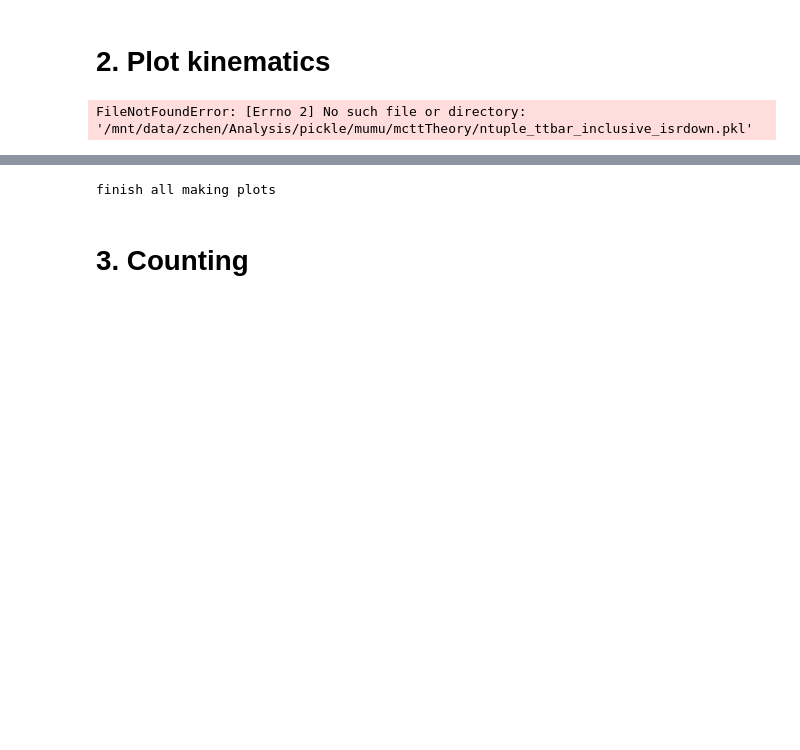
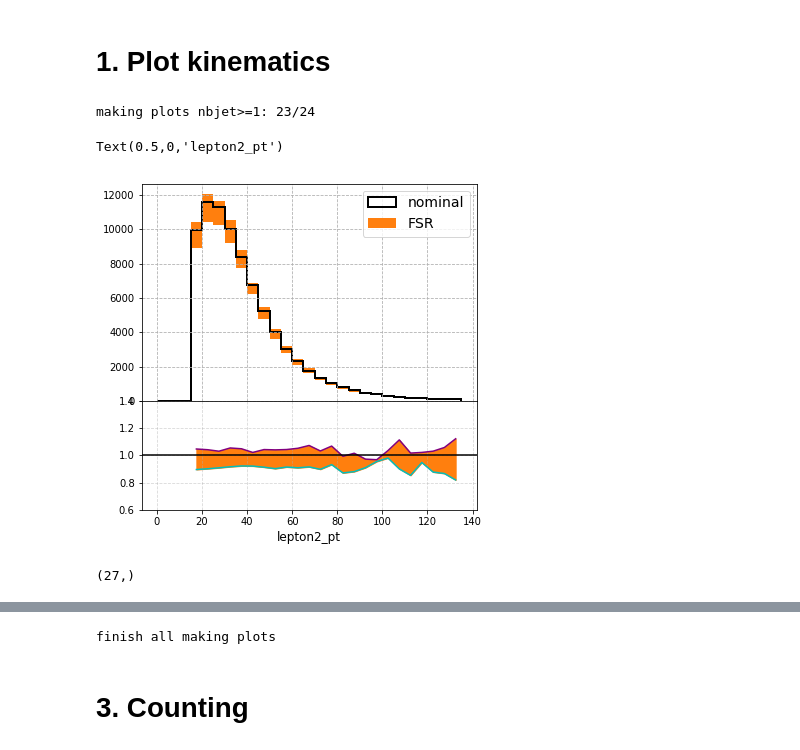
Before and after one commit to ZihengChen/WBranchingFaction, a Jupyter notebook: notebooks/plotter/ttTheoreticalUncPlotter.ipynb, the cells around one changed output, grey strips where cells are left out. Drawn from its saved outputs; the diff is of its cells as text; code cells hidden in the pictures; blank space fills up the shorter version.

```diff
--- a/notebooks/plotter/ttTheoreticalUncPlotter.ipynb
+++ b/notebooks/plotter/ttTheoreticalUncPlotter.ipynb
@@ -27,5 +16,5 @@ variable = {"ISR":"isr","FSR":"fsr","ME+PS":"hdamp","UE":""}
 # %% [markdown]
-# 2. Plot kinematics
+# 1. Plot kinematics
 # %%
 ###### plt.rc("figure",facecolor="w")
 
@@ -76,8 +73,68 @@ def makePlot(name):
         print("making plots nbjet{0}: {1}/{2}".format(nbjetcut,index,len(pp)))
         clear_output(wait=True)
         plt.close()
-# %%
-for name in ["ISR","FSR","ME+PS","UE"]:
-    makePlot(name)
-# %% [output]
-FileNotFoundError: [Errno 2] No such file or directory: '/mnt/data/zchen/Analysis/pickle/mumu/mcttTheory/ntuple_ttbar_inclusive_isrdown.pkl'
+# %%
+variable = {"ISR":"isr","FSR":"fsr","ME+PS":"hdamp","UE":""}
+
+for selection in ["emu","mumu","mutau","mu4j","ee","emu2","etau","e4j"]:
+
+    nbjetcut   = ">=1"
+    pickledir  =  "/mnt/data/zchen/Analysis/pickle/{}/".format(selection)
+    if selection is "emu2":
+        pickledir  =  "/mnt/data/zchen/Analysis/pickle/emu/"
+    cuts       = GetSelectionCut(selection) + "& (nBJets{})".format(nbjetcut)
+
+    for iname,name in enumerate(["ISR","FSR","ME+PS","UE"]):
+        mycolor = "C{}".format(iname)
+        makePlot(selection,name)
+# %% [output]
+making plots nbjet>=1: 23/24
+# %%
+    pickledir  =  "/mnt/data/zchen/Analysis/pickle/mumu/"
+    name = "FSR"
+
+    MCtt     = pd.read_pickle(pickledir+"mctt/ntuple_ttbar_inclusive.pkl").query(cuts)
+    MCttdown = pd.read_pickle(pickledir+"mcttTheory/ntuple_ttbar_inclusive_{}down.pkl".format(variable[name])).query(cuts)
+    MCttup   = pd.read_pickle(pickledir+"mcttTheory/ntuple_ttbar_inclusive_{}up.pkl".format(variable[name])).query(cuts)
+
+
+    v,a,b,step,xl = "lepton2_pt",0,140,5,"lepton2_pt"
+    mybins = np.arange(a,b,step)
+    mybinscenter = mybins[0:-1]+step/2
+
+
+    fig, axes = plt.subplots(2, 1, sharex=True, facecolor="w",
+                             gridspec_kw={'height_ratios':[2,1]},
+                             figsize=(6,6))
+    fig.subplots_adjust(hspace=0)
+
+    ax = axes[0]
+
+    up0  = np.histogram(MCttup[v],  weights=MCttup  ["eventWeight"],bins=mybins)[0]
+    down0= np.histogram(MCttdown[v],weights=MCttdown["eventWeight"],bins=mybins)[0]
+    up = (up0+down0)/2+np.abs(up0-down0)/2
+    down = (up0+down0)/2-np.abs(up0-down0)/2
+    ax.bar(mybins[:-1]+step/2, up-down, step,bottom=down,color="C{}".format(1),label=name)
+
+    cent = ax.hist(MCtt[v],weights=MCtt["eventWeight"],bins=mybins,
+                    histtype="step",color='k',alpha=1,lw=2,label="nominal")[0]
+
+    ax.legend(fontsize=14)
+    ax.grid(True,linestyle="--",alpha=0.5)
+
+    ax = axes[1]
+    nonzero = cent>0
+    downratio = down[nonzero]/(cent[nonzero])
+    upratio = up[nonzero]/cent[nonzero]
+    ax.fill_between(mybinscenter[nonzero],upratio,downratio,color="C{}".format(1))
+    ax.plot(mybinscenter[nonzero],downratio,"-",color="c")
+    ax.plot(mybinscenter[nonzero],upratio,"-",color="purple")
+
+    ax.axhline(1,color="k")
+    ax.set_ylim(0.6,1.4)
+    ax.grid(True,linestyle="--",alpha=0.5)
+
+    ax.set_xlabel(xl,fontsize=12)
+# %% [output]
+Text(0.5,0,'lepton2_pt')
+[figure, added]
@@ -83,0 +146,4 @@ FileNotFoundError: [Errno 2] No such file or directory: '/mnt/data/zchen/Analysi
+# %%
+down.shape
+# %% [output]
+(27,)
```
Also changed, not shown: parts of 10 cells of this notebook, 2 other files.
